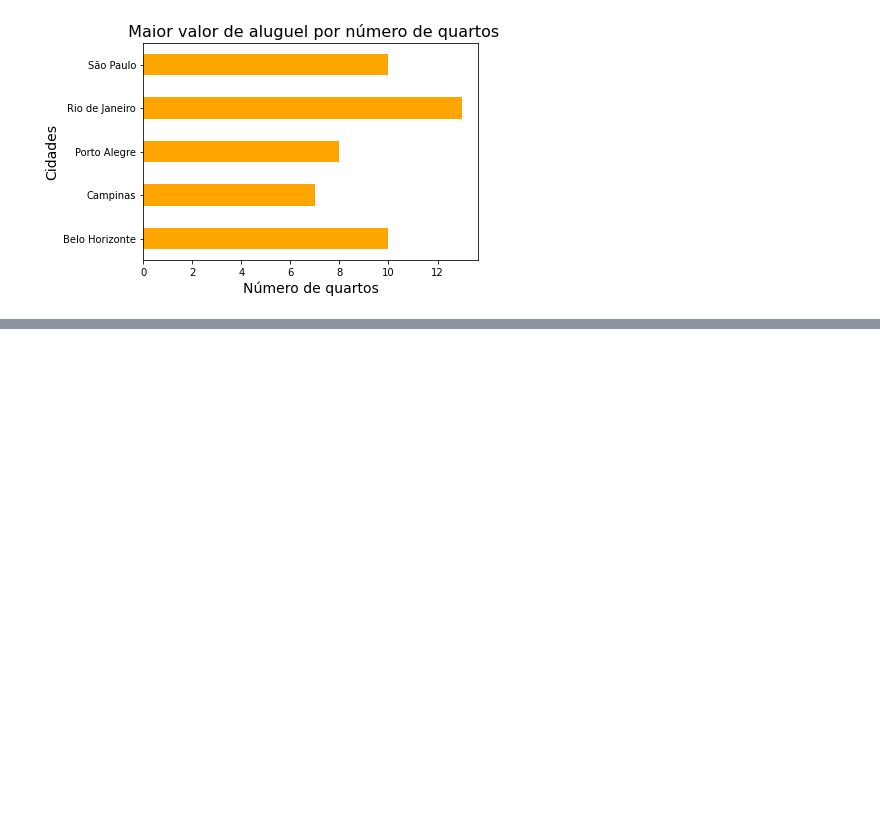
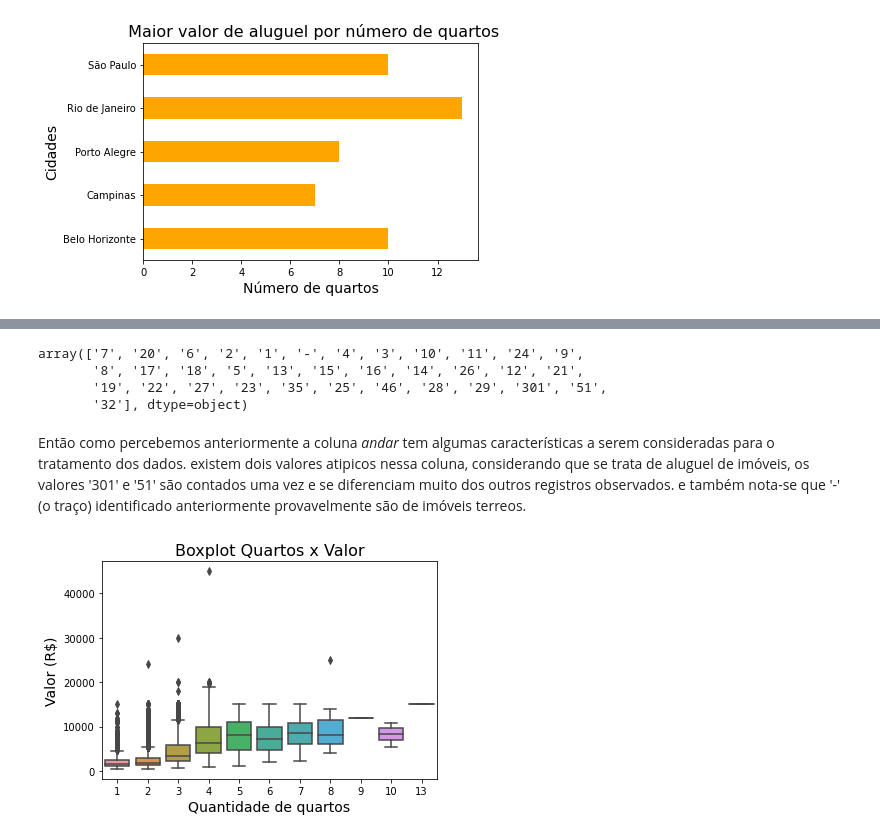
Before and after one commit to Eduu1/Portf-lio-Data-Science, a Jupyter notebook: Projeto-/Projeto - Houses_to_rent.ipynb, the cells around one changed output, grey strips where cells are left out. Cells and saved outputs as stored; diff of their text form; code cells hidden in the pictures; blank space fills up the shorter version.

Commit message:
Análise de Outliers
Foi observado alguns outliers no dataset

```diff
--- a/Projeto-/Projeto - Houses_to_rent.ipynb
+++ b/Projeto-/Projeto - Houses_to_rent.ipynb
@@ -139,0 +196,19 @@ plt.show()
+# %%
+# obtendo os valores únicos para Andar
+dados_copia['Andar'].unique()
+# %% [output]
+array(['7', '20', '6', '2', '1', '-', '4', '3', '10', '11', '24', '9',
+       '8', '17', '18', '5', '13', '15', '16', '14', '26', '12', '21',
+       '19', '22', '27', '23', '35', '25', '46', '28', '29', '301', '51',
+       '32'], dtype=object)
+# %% [markdown]
+Então como percebemos anteriormente a coluna *andar* tem algumas características a serem consideradas para o tratamento dos dados. existem dois valores atipicos nessa coluna, considerando que se trata de aluguel de imóveis, os valores '301' e '51' são contados uma vez e se diferenciam muito dos outros registros observados. e também nota-se que '-' (o traço) identificado anteriormente provavelmente são de imóveis terreos.
+# %%
+# boxplot para checar outilier e distribuição da quantidade de quartos em relação ao valor
+sns.boxplot(x = 'Qnt_Quartos', y = 'Valor_Aluguel', data = dados_agrupado)
+plt.xlabel('Quantidade de quartos', fontdict = {'size':14})
+plt.ylabel('Valor (R$)', fontdict = {'size':14})
+plt.title('Boxplot Quartos x Valor', fontdict = {'size':16})
+plt.show()
+# %% [output]
+[figure, added]
```
Also changed, not shown: parts of 30 cells of this notebook.
